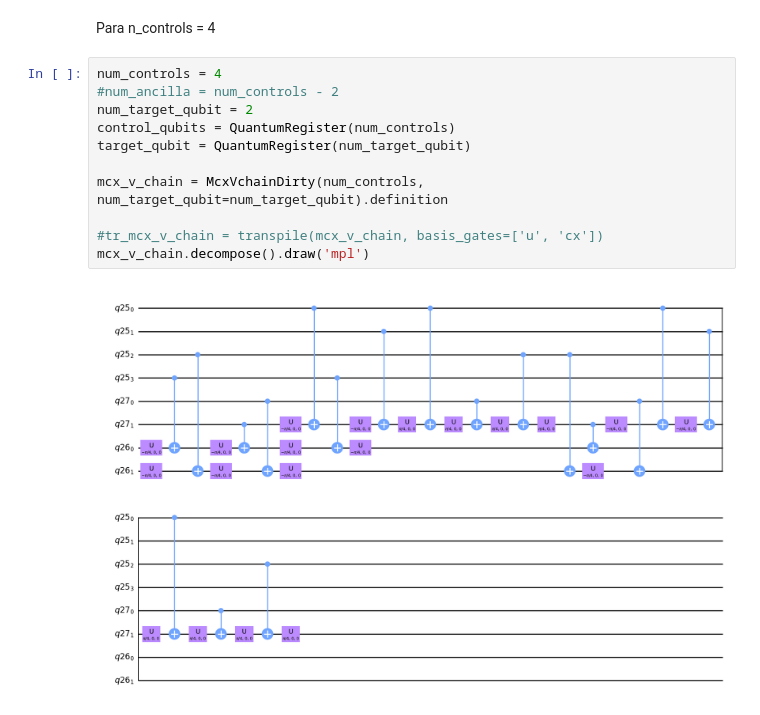
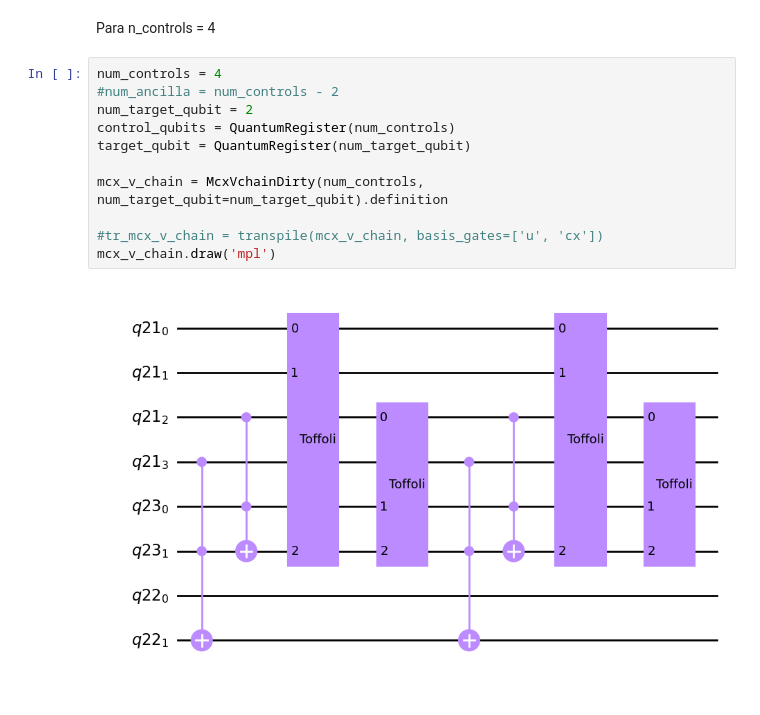
Before and after one commit to qclib/qclib, a Jupyter notebook: qclib/gates/mcxjpt.ipynb, the cells around one changed output. Cells and saved outputs as stored; diff of their text form.

```diff
--- a/qclib/gates/mcxjpt.ipynb
+++ b/qclib/gates/mcxjpt.ipynb
@@ -36,13 +36,13 @@ Para n_controls = 4
 # %%
 num_controls = 4
 #num_ancilla = num_controls - 2
 num_target_qubit = 2
 control_qubits = QuantumRegister(num_controls)
 target_qubit = QuantumRegister(num_target_qubit)
 
 mcx_v_chain = McxVchainDirty(num_controls, num_target_qubit=num_target_qubit).definition
 
 #tr_mcx_v_chain = transpile(mcx_v_chain, basis_gates=['u', 'cx'])
-mcx_v_chain.decompose().draw('mpl')
+mcx_v_chain.draw('mpl')
 # %% [output]
-[figure, old version]
+[figure, new version]
```
Also changed, not shown: parts of 1 cell of this notebook, 1 other file.
